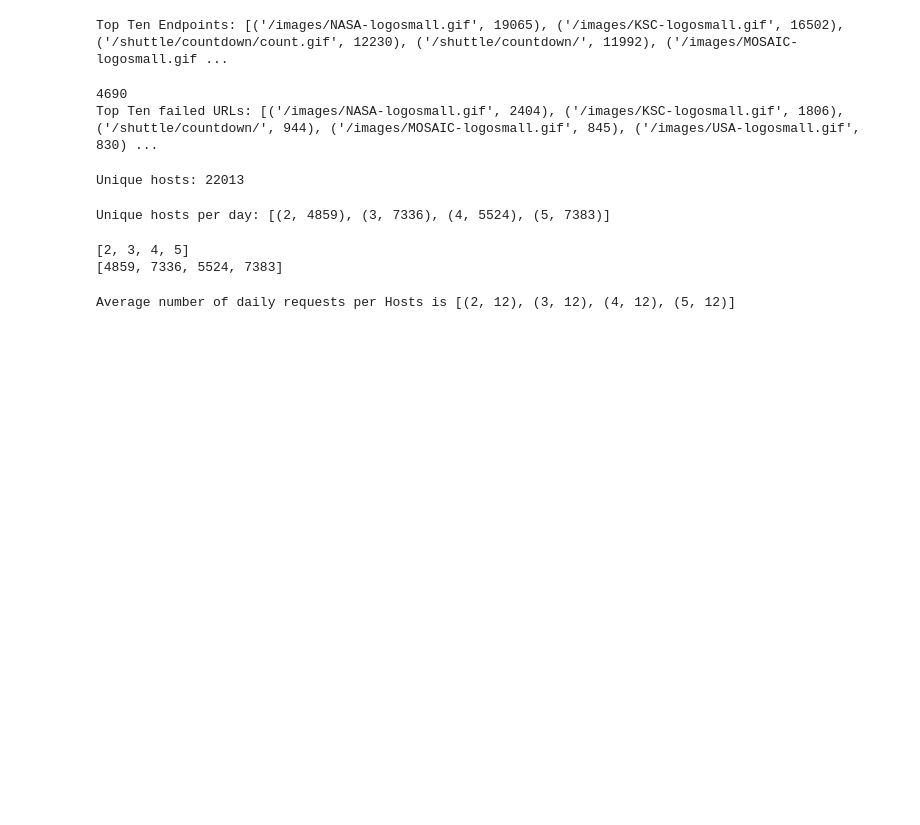
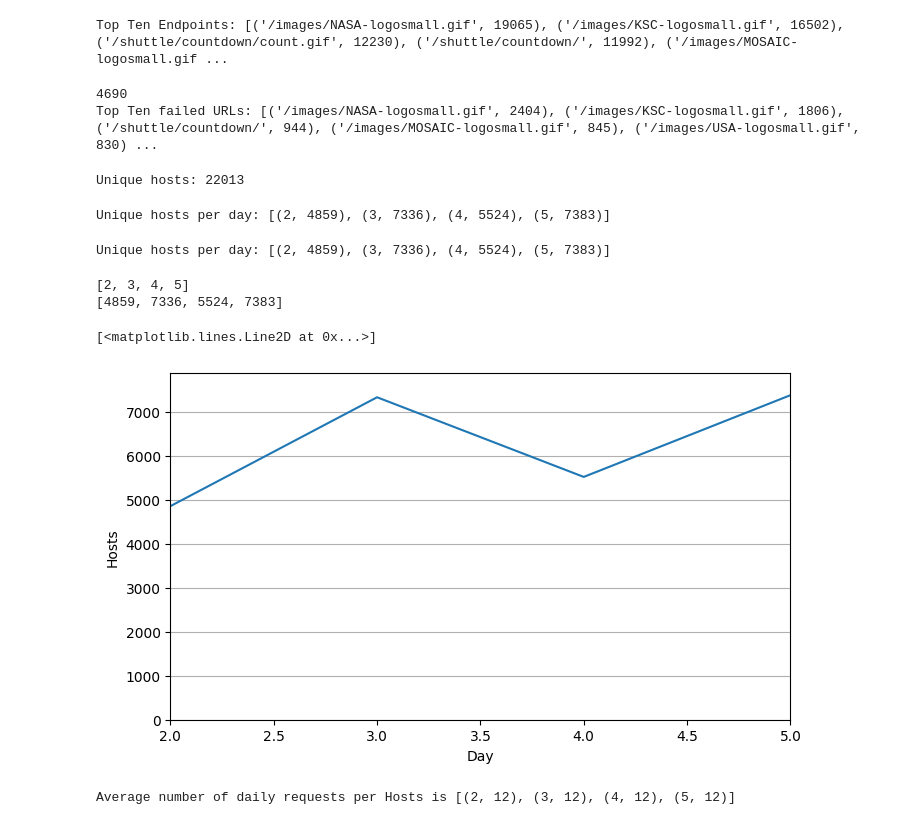
Before and after one commit to LCherryholmes/SNOBOL4python, a Jupyter notebook: CSCI-573/CSCI_573_assignment2.ipynb, the cells around one changed output. Saved outputs shown, nothing was run; the diff lists cells and outputs as text; code cells hidden in the pictures; blank space fills up the shorter version.

```diff
--- a/CSCI-573/CSCI_573_assignment2.ipynb
+++ b/CSCI-573/CSCI_573_assignment2.ipynb
@@ -23,18 +21,18 @@ def apache_time(s):
 # %%
 # (1a) Parsing Each Log Line
 def parse_apache_log_line(logline):
-    match = re.search(APACHE_ACCESS_LOG_PATTERN, logline)
-    if match is None: return (logline, 0)
+    m = re.search(APACHE_ACCESS_LOG_PATTERN, logline)
+    if m is None: return (logline, 0)
     return (Row(
-        host = match.group(1),
-        client_id = match.group(2),
-        user_id = match.group(3),
-        date_time = apache_time(match.group(4)),
-        method = match.group(5),
-        endpoint = match.group(6),
-        protocol = match.group(7),
-        response_code = int(match.group(8)),
-        content_size = int(match.group(9)) if match.group(9) != '-' else 0), 1)
+        host = m.group(1),
+        client_id = m.group(2),
+        user_id = m.group(3),
+        date_time = apache_time(m.group(4)),
+        method = m.group(5),
+        endpoint = m.group(6),
+        protocol = m.group(7),
+        response_code = int(m.group(8)),
+        content_size = int(m.group(9)) if m.group(9) != '-' else 0), 1)
 # %%
 APACHE_ACCESS_LOG_PATTERN = '^(\S+) (\S+) (\S+) \[([\w:/]+\s[+\-]\d{4})\] "(\S+) (\S+)\s*(\S*)" (\d{3}) (\S+)'
 # %%
@@ -216,22 +219,33 @@ daily_hosts_list = daily_hosts.takeOrdered(4)
 print('Unique hosts per day: %s' % daily_hosts_list)
 # %% [output]
 Unique hosts per day: [(2, 4859), (3, 7336), (4, 5524), (5, 7383)]
+# %%
+# (3c) Exercise: Number of Unique Daily Hosts (using distinct)
+# How many unique hosts are there in the entire log on a day-by-day basis.
+unique_day_hosts = access_logs.map(lambda log: (log.date_time.day, log.host)).distinct()
+daily_host_count = unique_day_hosts.map(lambda x: (x[0], 1)).reduceByKey(lambda total, count: total + count)
+daily_host_count.cache()
+daily_hosts_list = daily_host_count.takeOrdered(4, key=lambda x: x[0])
+print('Unique hosts per day: %s' % daily_hosts_list)
+# %% [output]
+Unique hosts per day: [(2, 4859), (3, 7336), (4, 5524), (5, 7383)]
 # %%
 # (3d) Exercise: Visualizing the Number of Unique Daily Hosts
 days_with_hosts = daily_hosts.sortBy(lambda item: item[0]).map(lambda item: item[0]).collect()
 hosts           = daily_hosts.sortBy(lambda item: item[0]).map(lambda item: item[1]).collect()
 print(days_with_hosts)
 print(hosts)
-if False:
-    fig = plt.figure(figsize=(8,4.5), facecolor='white', edgecolor='white')
-    plt.axis([min(days_with_hosts), max(days_with_hosts), 0, max(hosts)+500])
-    plt.grid(which='major', axis='y')
-    plt.xlabel('Day')
-    plt.ylabel('Hosts')
-    plt.plot(days_with_hosts, hosts)
+fig = plt.figure(figsize=(8,4.5), facecolor='white', edgecolor='white')
+plt.axis([min(days_with_hosts), max(days_with_hosts), 0, max(hosts)+500])
+plt.grid(which='major', axis='y')
+plt.xlabel('Day')
+plt.ylabel('Hosts')
+plt.plot(days_with_hosts, hosts)
 # %% [output]
 [2, 3, 4, 5]
 [4859, 7336, 5524, 7383]
+[<matplotlib.lines.Line2D at 0x...>]
+[figure, added]
 # %%
 # (3e) Exercise: Average Number of Daily Requests per Hosts
 day_and_host_tuple = access_logs.map(lambda log: (log.date_time.day, 1))
```
Also changed, not shown: parts of 10 cells of this notebook.
